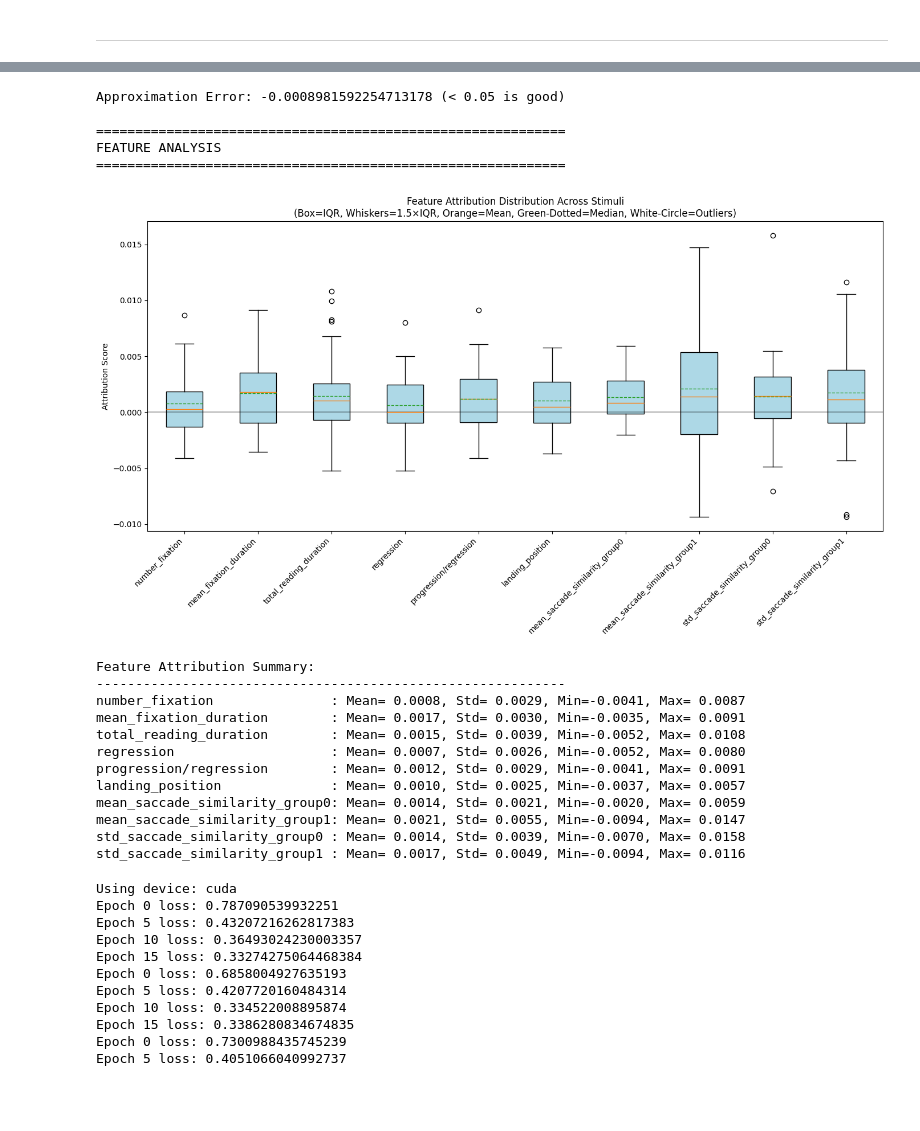
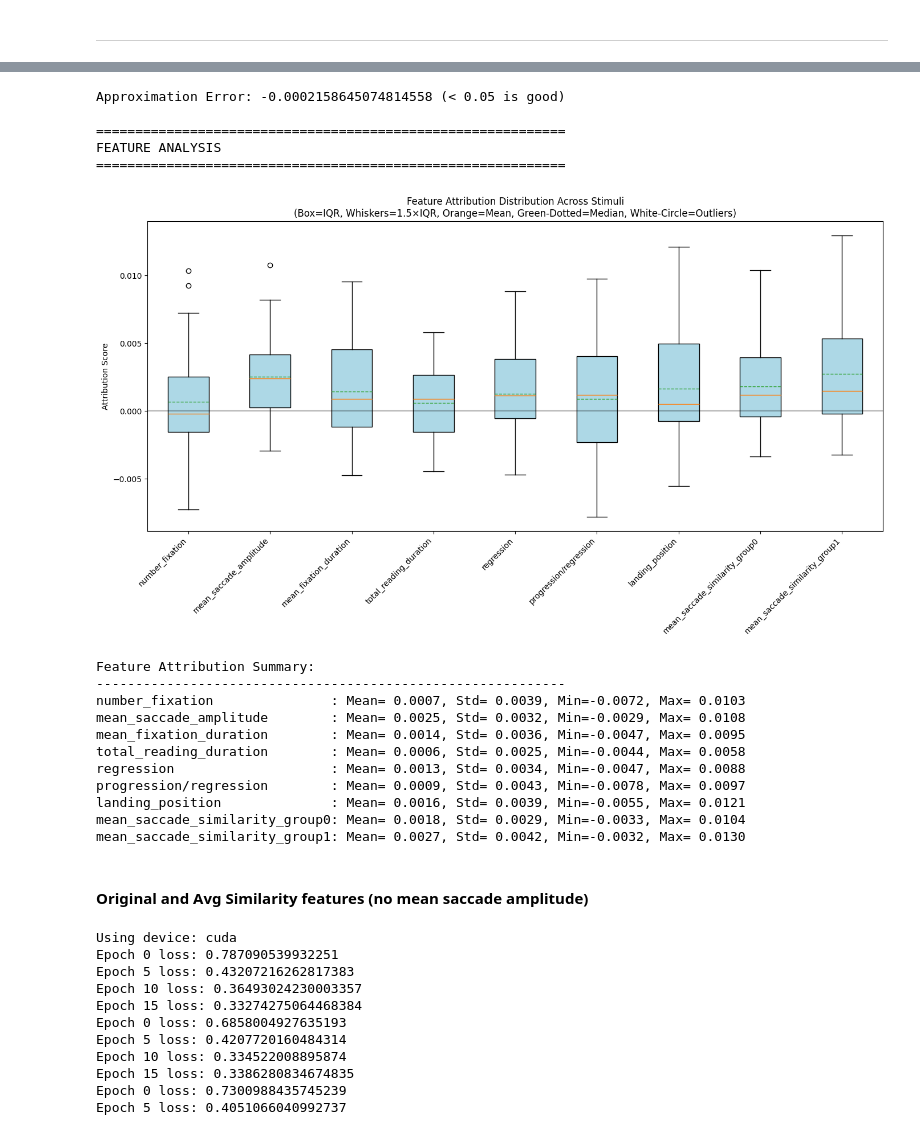
Before and after one commit to nicofilippucci/PyEyeSim, a Jupyter notebook: Notebooks/GrazDataVisualization2_match.ipynb, the cells around one changed output, grey strips where cells are left out. Cells and saved outputs as stored; diff of their text form; code cells hidden in the pictures; blank space fills up the shorter version.

Commit message:
Make Standard Test for MLP - Munich Dataset
- Fixed test for the MLP
- Create standard test with different subset of feature

```diff
--- a/Notebooks/GrazDataVisualization2_match.ipynb
+++ b/Notebooks/GrazDataVisualization2_match.ipynb
@@ -598,13 +599,0 @@ stimuli = [3, 13]
-# %%
-def vectorize(SimAndFeatureVals , vec):
-    _, SimsVals = SimAndFeatureVals
-    vector_roi = np.zeros((len(SimsVals), 4))
-    for subj in range(len(SimsVals)):
-        vector_roi[subj][0] = SimsVals[subj][0][0][0]
-        vector_roi[subj][1] = SimsVals[subj][0][0][1]
-        vector_roi[subj][2] = SimsVals[subj][0][0][2]
-        vector_roi[subj][3] = SimsVals[subj][0][0][3]
-
-    if vec.size != 0:
-        vector_roi = np.append(vector_roi, vec, axis=1)
-    return vector_roi
@@ -1129,0 +1085,10 @@ plt.show()
+# %%
+def vectorize(SimAndFeatureVals, subj, stim, vec):
+    vector_roi = np.zeros((len(subj), 11))
+    for s, subj_id in enumerate(subj):
+        # add general features
+        Features = GlobalFeature_array[stim][subj_id]
+
+    if vec.size != 0:
+        vector_roi = np.append(vector_roi, vec, axis=1)
+    return vector_roi
@@ -1130,5 +1112,5 @@ plt.show()
 # %%
-def train_test_pipeline(stimuli):
+def train_test_pipeline(stimuli, momentum = 0.8):
     torch.manual_seed(42)
     np.random.seed(42)
     results = []
@@ -1167,7 +1149,7 @@ def train_test_pipeline(stimuli):
         # Initialize the model, loss function, and optimizer
         model = NN().to(device)
         criterion = nn.CrossEntropyLoss()
-        optimizer = optim.SGD(model.parameters(), lr=0.2, momentum=0.8)
+        optimizer = optim.SGD(model.parameters(), lr=0.2, momentum=momentum)
 
         # Train the model
         model.train()
@@ -1691,4 +1463,15 @@ def visualize_attribution_comparison(attribution_matrix, feature_names):
 # %%
+feature_names = [
+    "number_fixation",
+    "mean_saccade_amplitude",
+    "mean_fixation_duration",
+    "total_reading_duration",
+    "regression",
+    "progression/regression",
+    "landing_position",
+    "mean_saccade_similarity_group0",
+    "mean_saccade_similarity_group1",
+]
 num_stimuli = 30
 attributions = []
 errors = []
@@ -1698,47 +1481,48 @@ for i in range(len(results)):
     target_class = results[i]['y_test']
 
     att, err = explain_prediction(results[i]['model'], input_tensor, target_class)
     attributions.append(att.squeeze().cpu().detach().numpy())
     errors.append(err.cpu().numpy())
 
 # Average across folds
 attributions = np.array(attributions)
 attributions = attributions.mean(axis=0)  # Average across folds if needed
 
 if len(attributions.shape) > 1:
     attributions = np.mean(attributions, axis=0)  # Average across subjects if needed
 
 # Reshape to get attribution matrix (features x stimuli)
 attribution_matrix = attributions.reshape(len(feature_names), num_stimuli)
 
 print(f"Approximation Error: {np.mean(errors)} (< 0.05 is good)")
 
 # Create visualizations
 print("\n" + "="*60)
 print("FEATURE ANALYSIS")
 print("="*60)
 
 # Box plot visualization
 visualize_attribution_boxplot(attribution_matrix, feature_names)
 # %% [output]
-Approximation Error: -0.0008981592254713178 (< 0.05 is good)
+Approximation Error: -0.0002158645074814558 (< 0.05 is good)
 
 ============================================================
 FEATURE ANALYSIS
 ============================================================
-[figure, old version]
+[figure, new version]
 Feature Attribution Summary:
 ------------------------------------------------------------
-number_fixation               : Mean= 0.0008, Std= 0.0029, Min=-0.0041, Max= 0.0087
-mean_fixation_duration        : Mean= 0.0017, Std= 0.0030, Min=-0.0035, Max= 0.0091
-total_reading_duration        : Mean= 0.0015, Std= 0.0039, Min=-0.0052, Max= 0.0108
-regression                    : Mean= 0.0007, Std= 0.0026, Min=-0.0052, Max= 0.0080
-progression/regression        : Mean= 0.0012, Std= 0.0029, Min=-0.0041, Max= 0.0091
-landing_position              : Mean= 0.0010, Std= 0.0025, Min=-0.0037, Max= 0.0057
-mean_saccade_similarity_group0: Mean= 0.0014, Std= 0.0021, Min=-0.0020, Max= 0.0059
-mean_saccade_similarity_group1: Mean= 0.0021, Std= 0.0055, Min=-0.0094, Max= 0.0147
-std_saccade_similarity_group0 : Mean= 0.0014, Std= 0.0039, Min=-0.0070, Max= 0.0158
-std_saccade_similarity_group1 : Mean= 0.0017, Std= 0.0049, Min=-0.0094, Max= 0.0116
+number_fixation               : Mean= 0.0007, Std= 0.0039, Min=-0.0072, Max= 0.0103
+mean_saccade_amplitude        : Mean= 0.0025, Std= 0.0032, Min=-0.0029, Max= 0.0108
+mean_fixation_duration        : Mean= 0.0014, Std= 0.0036, Min=-0.0047, Max= 0.0095
+total_reading_duration        : Mean= 0.0006, Std= 0.0025, Min=-0.0044, Max= 0.0058
+regression                    : Mean= 0.0013, Std= 0.0034, Min=-0.0047, Max= 0.0088
+progression/regression        : Mean= 0.0009, Std= 0.0043, Min=-0.0078, Max= 0.0097
+landing_position              : Mean= 0.0016, Std= 0.0039, Min=-0.0055, Max= 0.0121
+mean_saccade_similarity_group0: Mean= 0.0018, Std= 0.0029, Min=-0.0033, Max= 0.0104
+mean_saccade_similarity_group1: Mean= 0.0027, Std= 0.0042, Min=-0.0032, Max= 0.0130
+# %% [markdown]
+#### Original and Avg Similarity features (no mean saccade amplitude)
 # %%
 def vectorize(SimAndFeatureVals, subj, stim, vec):
     vector_roi = np.zeros((len(subj), 8))
```
Also changed, not shown: parts of 42 cells of this notebook, 1 other file.
